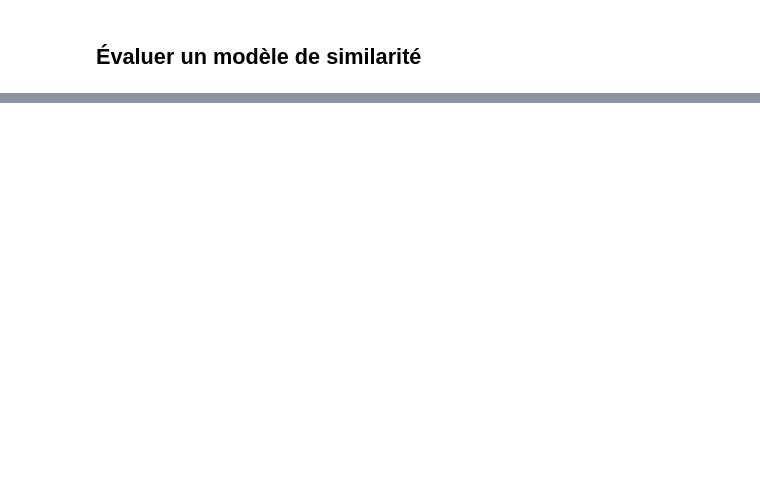
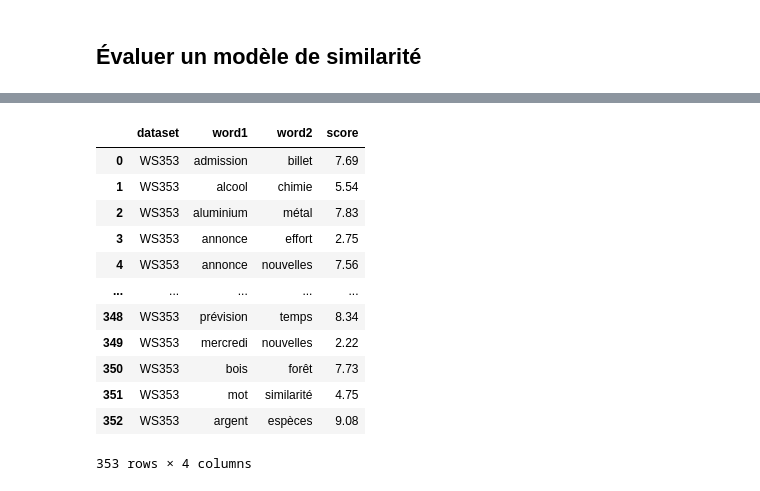
Before and after one commit to antoine-bourgois/MIA_2026_UE16_NLP, a Jupyter notebook: code/2_Cooccurrence_Tokens_Vecteurs.ipynb, the cells around one changed output, grey strips where cells are left out. Saved outputs shown, nothing was run; the diff lists cells and outputs as text; code cells hidden in the pictures; blank space fills up the shorter version.

```diff
--- a/code/2_Cooccurrence_Tokens_Vecteurs.ipynb
+++ b/code/2_Cooccurrence_Tokens_Vecteurs.ipynb
@@ -707,0 +792,16 @@ print(umap_results_df.round(4))
+# %%
+datasets["WS353"]
+# %% [output]
+|  | dataset | word1 | word2 | score |
+| 0 | WS353 | admission | billet | 7.69 |
+| 1 | WS353 | alcool | chimie | 5.54 |
+| 2 | WS353 | aluminium | métal | 7.83 |
+| 3 | WS353 | annonce | effort | 2.75 |
+| 4 | WS353 | annonce | nouvelles | 7.56 |
+| ... | ... | ... | ... | ... |
+| 348 | WS353 | prévision | temps | 8.34 |
+| 349 | WS353 | mercredi | nouvelles | 2.22 |
+| 350 | WS353 | bois | forêt | 7.73 |
+| 351 | WS353 | mot | similarité | 4.75 |
+| 352 | WS353 | argent | espèces | 9.08 |
+353 rows × 4 columns
```
Also changed, not shown: parts of 42 cells of this notebook.
